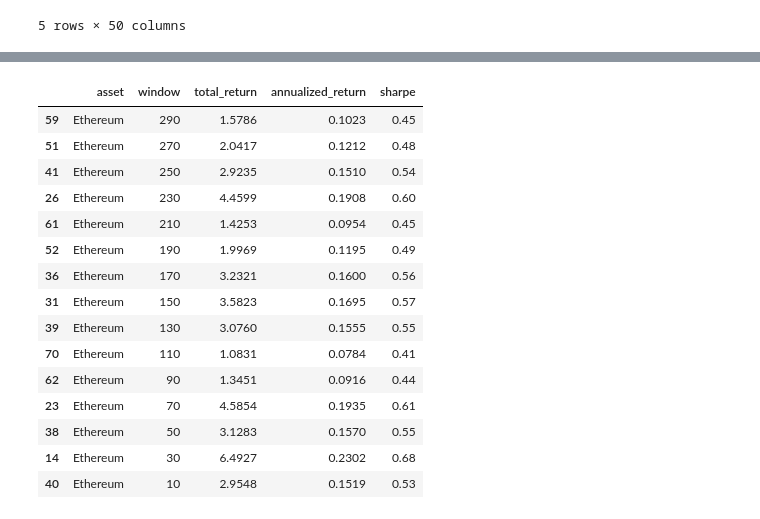
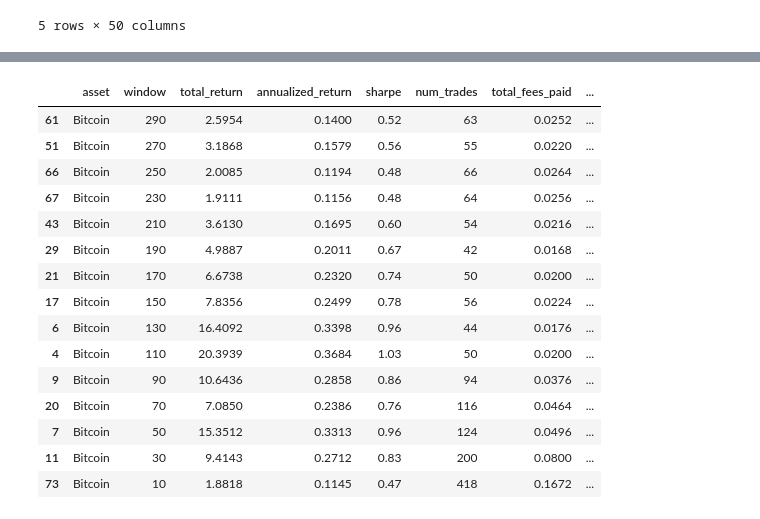
Before and after one commit to ehrJan/Backtester_git, a Jupyter notebook: main_basic.ipynb, the cells around one changed output, grey strips where cells are left out. Cells and saved outputs as stored; diff of their text form; code cells hidden in the pictures.

```diff
--- a/main_basic.ipynb
+++ b/main_basic.ipynb
@@ -68,7 +68,7 @@ for asset in assets:
 
 # Convert results to DataFrame
 results_df = pd.DataFrame(results)
-results_df.sort_values(by="total_return", ascending=False, inplace=True)
+results_df.sort_values(by="sharpe", ascending=False, inplace=True)
 results_df.reset_index(drop=True, inplace=True)
-print(results_df)
+results_df.head(50)
 # %% [output]
@@ -89,22 +92,22 @@ print(results_df)
 # %%
-results_df[results_df["asset"] == 'Ethereum'].sort_values(by="window", ascending=False)
+results_df[results_df["asset"] == 'Bitcoin'].sort_values(by="window", ascending=False)
 # %% [output]
-|  | asset | window | total_return | annualized_return | sharpe |
-| 59 | Ethereum | 290 | 1.5786 | 0.1023 | 0.45 |
-| 51 | Ethereum | 270 | 2.0417 | 0.1212 | 0.48 |
-| 41 | Ethereum | 250 | 2.9235 | 0.1510 | 0.54 |
-| 26 | Ethereum | 230 | 4.4599 | 0.1908 | 0.60 |
-| 61 | Ethereum | 210 | 1.4253 | 0.0954 | 0.45 |
-| 52 | Ethereum | 190 | 1.9969 | 0.1195 | 0.49 |
-| 36 | Ethereum | 170 | 3.2321 | 0.1600 | 0.56 |
-| 31 | Ethereum | 150 | 3.5823 | 0.1695 | 0.57 |
-| 39 | Ethereum | 130 | 3.0760 | 0.1555 | 0.55 |
-| 70 | Ethereum | 110 | 1.0831 | 0.0784 | 0.41 |
-| 62 | Ethereum | 90 | 1.3451 | 0.0916 | 0.44 |
-| 23 | Ethereum | 70 | 4.5854 | 0.1935 | 0.61 |
-| 38 | Ethereum | 50 | 3.1283 | 0.1570 | 0.55 |
-| 14 | Ethereum | 30 | 6.4927 | 0.2302 | 0.68 |
-| 40 | Ethereum | 10 | 2.9548 | 0.1519 | 0.53 |
+|  | asset | window | total_return | annualized_return | sharpe | num_trades | total_fees_paid | ... |
+| 61 | Bitcoin | 290 | 2.5954 | 0.1400 | 0.52 | 63 | 0.0252 | ... |
+| 51 | Bitcoin | 270 | 3.1868 | 0.1579 | 0.56 | 55 | 0.0220 | ... |
+| 66 | Bitcoin | 250 | 2.0085 | 0.1194 | 0.48 | 66 | 0.0264 | ... |
+| 67 | Bitcoin | 230 | 1.9111 | 0.1156 | 0.48 | 64 | 0.0256 | ... |
+| 43 | Bitcoin | 210 | 3.6130 | 0.1695 | 0.60 | 54 | 0.0216 | ... |
+| 29 | Bitcoin | 190 | 4.9887 | 0.2011 | 0.67 | 42 | 0.0168 | ... |
+| 21 | Bitcoin | 170 | 6.6738 | 0.2320 | 0.74 | 50 | 0.0200 | ... |
+| 17 | Bitcoin | 150 | 7.8356 | 0.2499 | 0.78 | 56 | 0.0224 | ... |
+| 6 | Bitcoin | 130 | 16.4092 | 0.3398 | 0.96 | 44 | 0.0176 | ... |
+| 4 | Bitcoin | 110 | 20.3939 | 0.3684 | 1.03 | 50 | 0.0200 | ... |
+| 9 | Bitcoin | 90 | 10.6436 | 0.2858 | 0.86 | 94 | 0.0376 | ... |
+| 20 | Bitcoin | 70 | 7.0850 | 0.2386 | 0.76 | 116 | 0.0464 | ... |
+| 7 | Bitcoin | 50 | 15.3512 | 0.3313 | 0.96 | 124 | 0.0496 | ... |
+| 11 | Bitcoin | 30 | 9.4143 | 0.2712 | 0.83 | 200 | 0.0800 | ... |
+| 73 | Bitcoin | 10 | 1.8818 | 0.1145 | 0.47 | 418 | 0.1672 | ... |
 # %%
 assets=['Bitcoin']
 new_results = []
```
Also changed, not shown: parts of 3 cells of this notebook, 3 other files.
